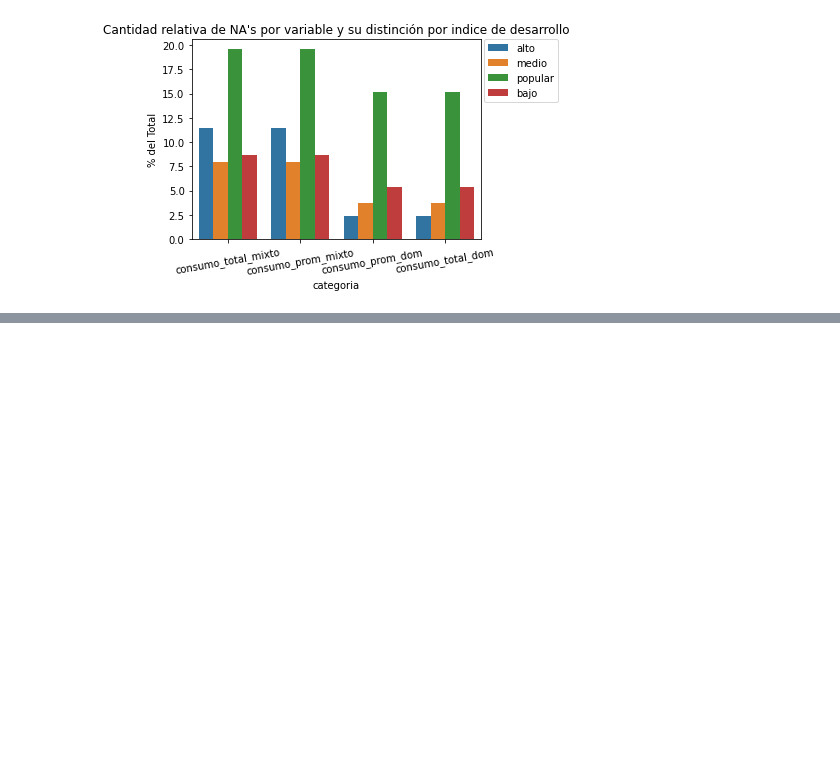
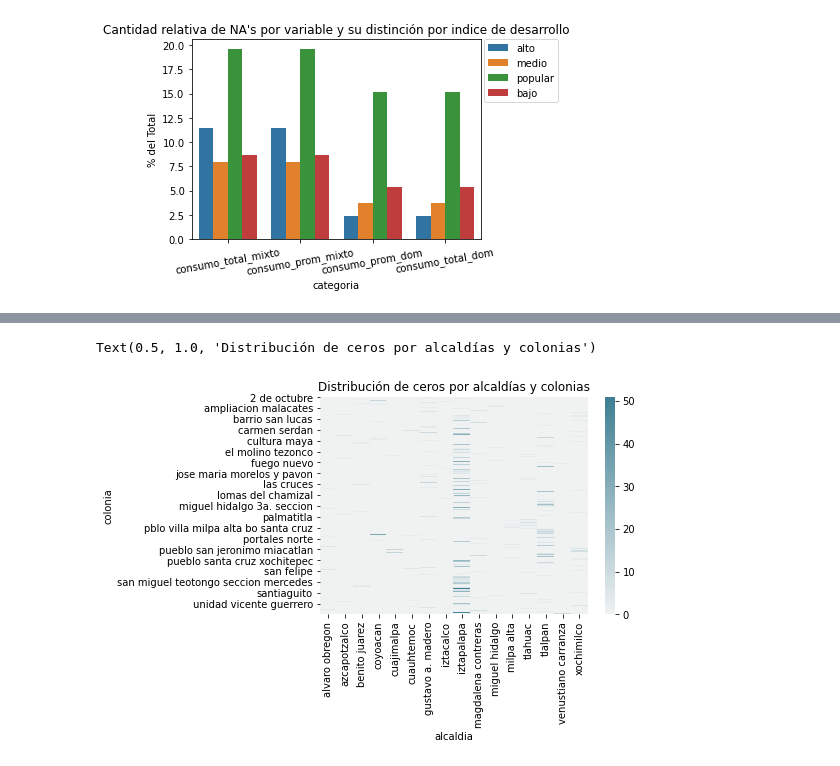
Before and after one commit to rafaelortegar/ids_t2_equipo, a Jupyter notebook: notebooks/Laboratorio_limpio-Copy1.ipynb, the cells around one changed output, grey strips where cells are left out. Cells and saved outputs as stored; diff of their text form; code cells hidden in the pictures; blank space fills up the shorter version.

```diff
--- a/notebooks/Laboratorio_limpio-Copy1.ipynb
+++ b/notebooks/Laboratorio_limpio-Copy1.ipynb
@@ -733,0 +803,5 @@ plt.tight_layout()
+# %%
+# Filtrar por suma por renglones igual a cero
+agua["suma"] = agua[variables_numericas].sum(axis=1)
+agua_no_zero = agua[agua.suma == 0]
+agua_no_zero = agua_no_zero[agua.columns.difference(np.append(variables_numericas, 'suma'))]
@@ -733,0 +848,8 @@ plt.tight_layout()
+# %%
+cross_col_alc = pd.crosstab(index = agua_no_zero['colonia'], columns =  agua_no_zero['alcaldia'])
+sns.heatmap(cross_col_alc,
+            cmap = sns.diverging_palette(20, 220, n = 200),
+            center = 0).set_title('Distribución de ceros por alcaldías y colonias')
+# %% [output]
+Text(0.5, 1.0, 'Distribución de ceros por alcaldías y colonias')
+[figure, added]
```
Also changed, not shown: parts of 24 cells of this notebook.
